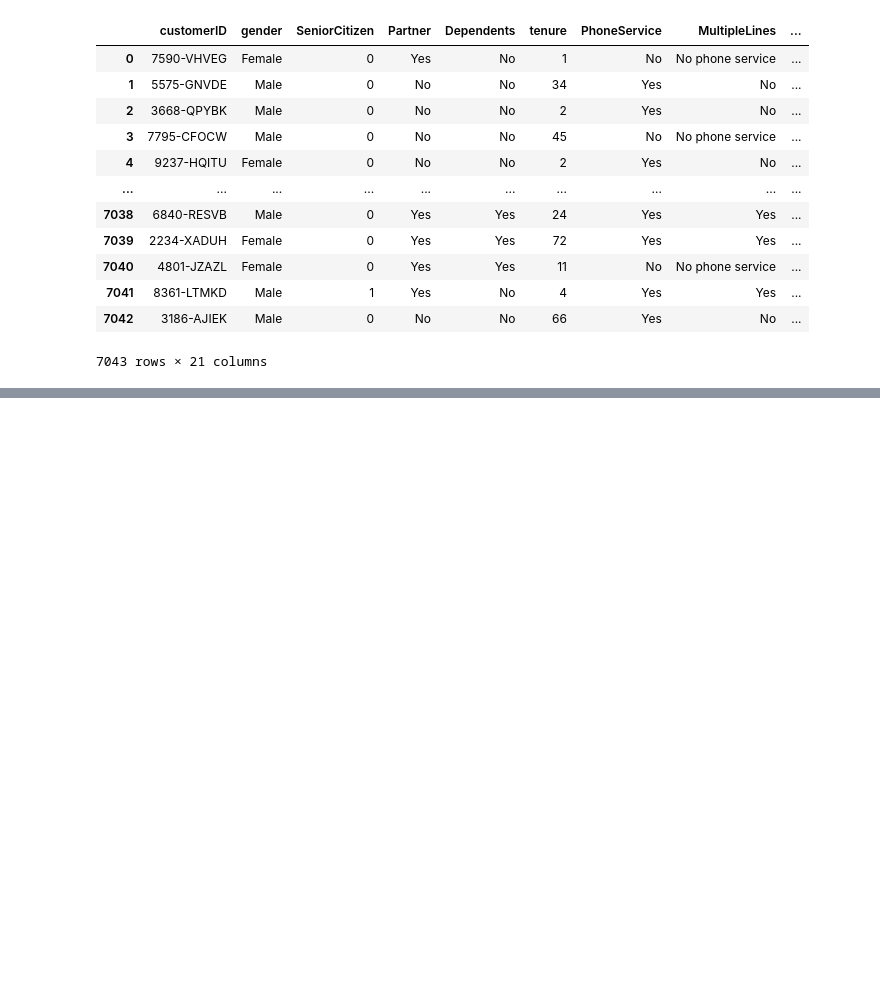
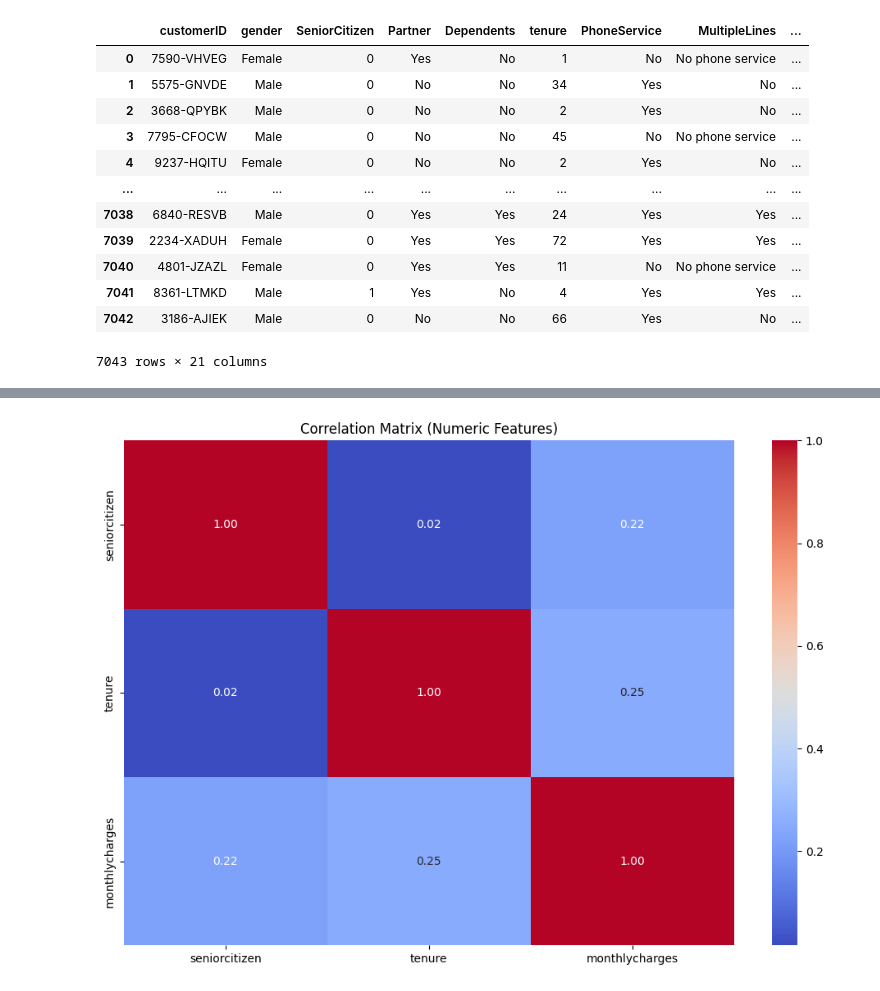
Before and after one commit to Rahafalrawas/Telco-Customer-Churn, a Jupyter notebook: ML.ipynb, the cells around one changed output, grey strips where cells are left out. Cells and saved outputs as stored; diff of their text form; code cells hidden in the pictures; blank space fills up the shorter version.

```diff
--- a/ML.ipynb
+++ b/ML.ipynb
@@ -147,4 +66,0 @@ df
-# %%
-# Fix TotalCharges
-df["TotalCharges"] = pd.to_numeric(df["TotalCharges"], errors="coerce")
-df["TotalCharges"] = df["TotalCharges"].fillna(df["TotalCharges"].median())
@@ -274,12 +66,0 @@ for col in numeric_cols:
-# %%
-# 4. CHURN VS NUMERIC FEATURES
-# ------------------------------
-
-for col in numeric_cols:
-    plt.figure(figsize=(6,4))
-    df.boxplot(column=col, by="Churn")
-    plt.title(f"{col} vs Churn")
-    plt.suptitle("")
-    plt.xlabel("Churn")
-    plt.ylabel(col)
-    plt.show()
@@ -354,0 +67,3 @@ Accuracy: 0.804982206405694
+# %%
+# توحيد أسماء الأعمدة
+df.columns = df.columns.str.strip().str.lower()
@@ -354,0 +90,11 @@ Accuracy: 0.804982206405694
+# %%
+# تنظيف النصوص
+for col in df.select_dtypes(include="object").columns:
+    df[col] = df[col].str.strip().str.lower()
+
+# معالجة القيم المفقودة
+df.fillna("unknown", inplace=True)
+
+# Remove duplicates
+df = df.drop_duplicates()
+df
@@ -354,0 +311,14 @@ Accuracy: 0.804982206405694
+# %%
+import seaborn as sns
+import matplotlib.pyplot as plt
+
+# حساب مصفوفة الارتباط للأعمدة الرقمية فقط
+corr_matrix = df.select_dtypes(exclude="object").corr()
+
+# رسم Heatmap
+plt.figure(figsize=(12,8))
+sns.heatmap(corr_matrix, annot=True, cmap="coolwarm", fmt=".2f")
+plt.title("Correlation Matrix (Numeric Features)")
+plt.show()
+# %% [output]
+[figure, added]
```
Also changed, not shown: parts of 28 cells of this notebook.
